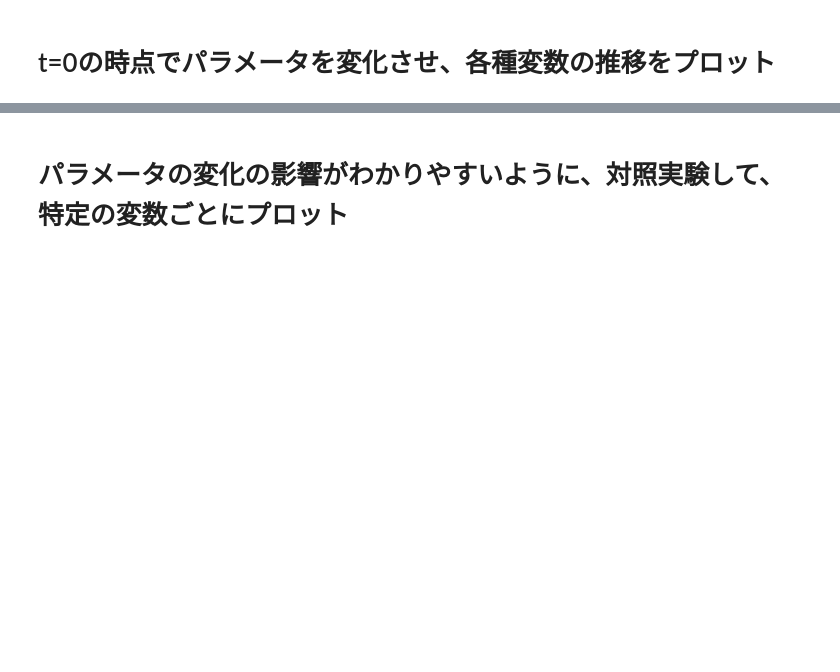
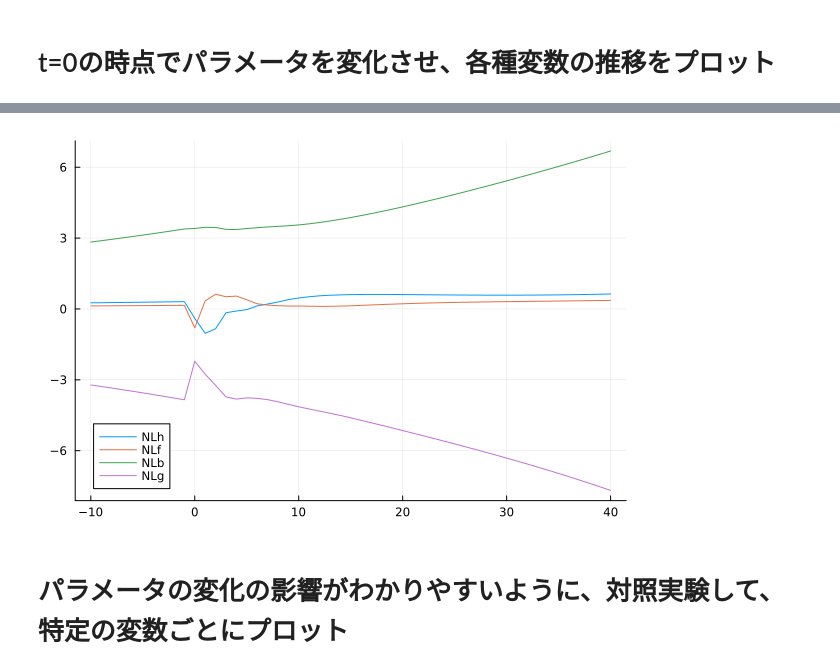
Before and after one commit to rokaboNatttsu/SFC_7, a Jupyter notebook: simulation.ipynb, the cells around one changed output, grey strips where cells are left out. Saved outputs shown, nothing was run; the diff lists cells and outputs as text; code cells hidden in the pictures; blank space fills up the shorter version.

```diff
--- a/simulation.ipynb
+++ b/simulation.ipynb
@@ -271,3 +271,10 @@ plot(-10:40, pe[end-50:end], label="pe")
+# %%
+plot(-10:40, NLh[end-50:end], label="NLh")
+plot!(-10:40, NLf[end-50:end], label="NLf")
+plot!(-10:40, NLb[end-50:end], label="NLb")
+plot!(-10:40, NLg[end-50:end], label="NLg")
+# %% [output]
+[figure, added]
 # %% [markdown]
 # パラメータの変化の影響がわかりやすいように、対照実験して、特定の変数ごとにプロット
 # %%
```
Also changed, not shown: parts of 8 cells of this notebook, 1 other file.
